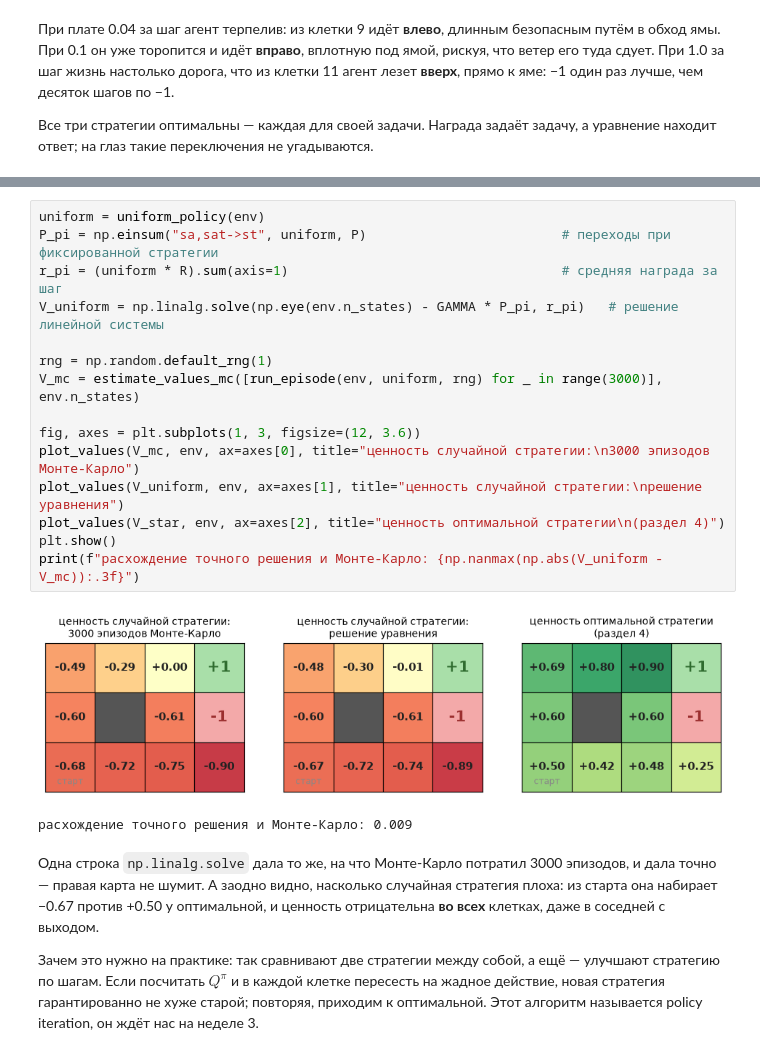
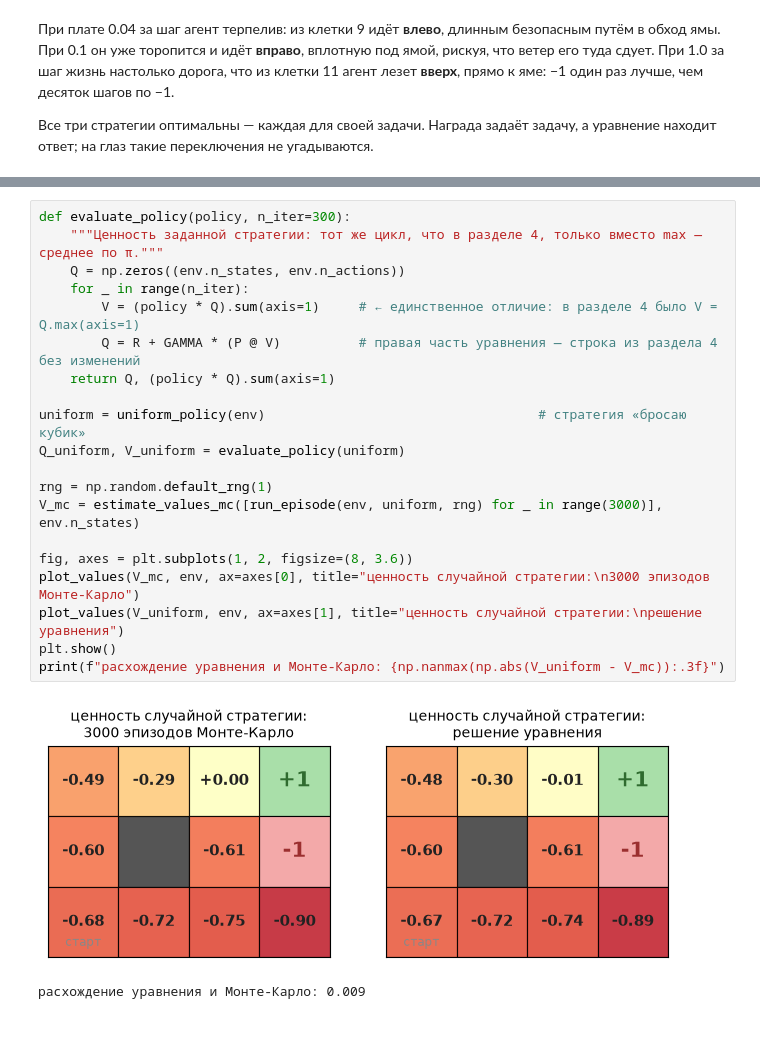
Before and after one commit to IlyaChichkanov/Reinforcement-learning, a Jupyter notebook: 02-environments/lecture/lecture.ipynb, the cells around one changed output, grey strips where cells are left out. Cells and saved outputs as stored; diff of their text form.

```diff
--- a/02-environments/lecture/lecture.ipynb
+++ b/02-environments/lecture/lecture.ipynb
@@ -330,22 +388,23 @@ $$
 # %%
-uniform = uniform_policy(env)
-P_pi = np.einsum("sa,sat->st", uniform, P)                         # переходы при фиксированной стратегии
-r_pi = (uniform * R).sum(axis=1)                                   # средняя награда за шаг
-V_uniform = np.linalg.solve(np.eye(env.n_states) - GAMMA * P_pi, r_pi)   # решение линейной системы
+def evaluate_policy(policy, n_iter=300):
+    """Ценность заданной стратегии: тот же цикл, что в разделе 4, только вместо max — среднее по π."""
+    Q = np.zeros((env.n_states, env.n_actions))
+    for _ in range(n_iter):
+        V = (policy * Q).sum(axis=1)     # ← единственное отличие: в разделе 4 было V = Q.max(axis=1)
+        Q = R + GAMMA * (P @ V)          # правая часть уравнения — строка из раздела 4 без изменений
+    return Q, (policy * Q).sum(axis=1)
+
+uniform = uniform_policy(env)                                   # стратегия «бросаю кубик»
+Q_uniform, V_uniform = evaluate_policy(uniform)
 
 rng = np.random.default_rng(1)
 V_mc = estimate_values_mc([run_episode(env, uniform, rng) for _ in range(3000)], env.n_states)
 
-fig, axes = plt.subplots(1, 3, figsize=(12, 3.6))
+fig, axes = plt.subplots(1, 2, figsize=(8, 3.6))
 plot_values(V_mc, env, ax=axes[0], title="ценность случайной стратегии:\n3000 эпизодов Монте-Карло")
 plot_values(V_uniform, env, ax=axes[1], title="ценность случайной стратегии:\nрешение уравнения")
-plot_values(V_star, env, ax=axes[2], title="ценность оптимальной стратегии\n(раздел 4)")
 plt.show()
-print(f"расхождение точного решения и Монте-Карло: {np.nanmax(np.abs(V_uniform - V_mc)):.3f}")
+print(f"расхождение уравнения и Монте-Карло: {np.nanmax(np.abs(V_uniform - V_mc)):.3f}")
 # %% [output]
-[figure, old version]
+[figure, new version]
-расхождение точного решения и Монте-Карло: 0.009
+расхождение уравнения и Монте-Карло: 0.009
-# %% [markdown]
-Одна строка `np.linalg.solve` дала то же, на что Монте-Карло потратил 3000 эпизодов, и дала точно — правая карта не шумит. А заодно видно, насколько случайная стратегия плоха: из старта она набирает −0.67 против +0.50 у оптимальной, и ценность отрицательна **во всех** клетках, даже в соседней с выходом.
-
-Зачем это нужно на практике: так сравнивают две стратегии между собой, а ещё — улучшают стратегию по шагам. Если посчитать $Q^\pi$ и в каждой клетке пересесть на жадное действие, новая стратегия гарантированно не хуже старой; повторяя, приходим к оптимальной. Этот алгоритм называется policy iteration, он ждёт нас на неделе 3.
```
Also changed, not shown: parts of 17 cells of this notebook, 6 other files.
